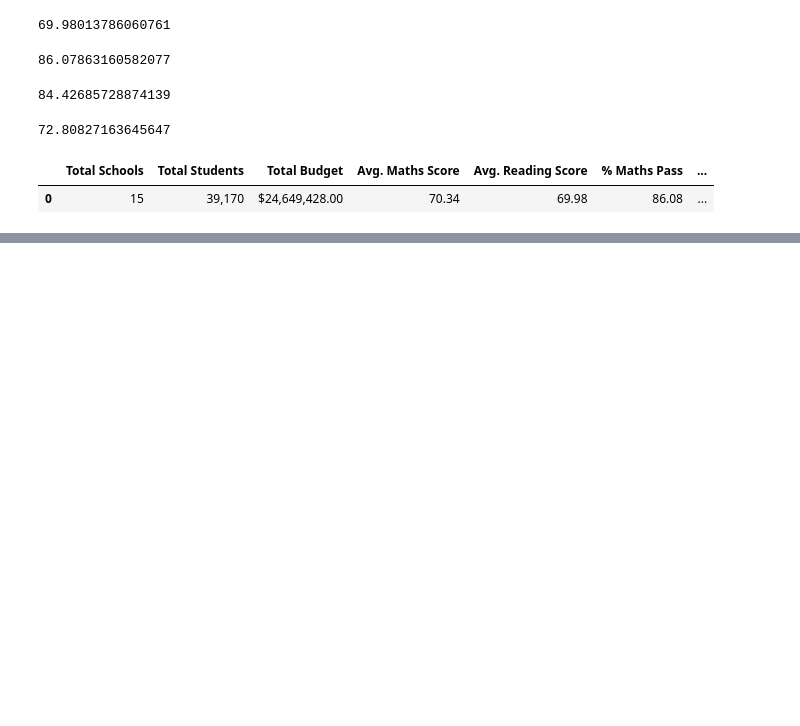
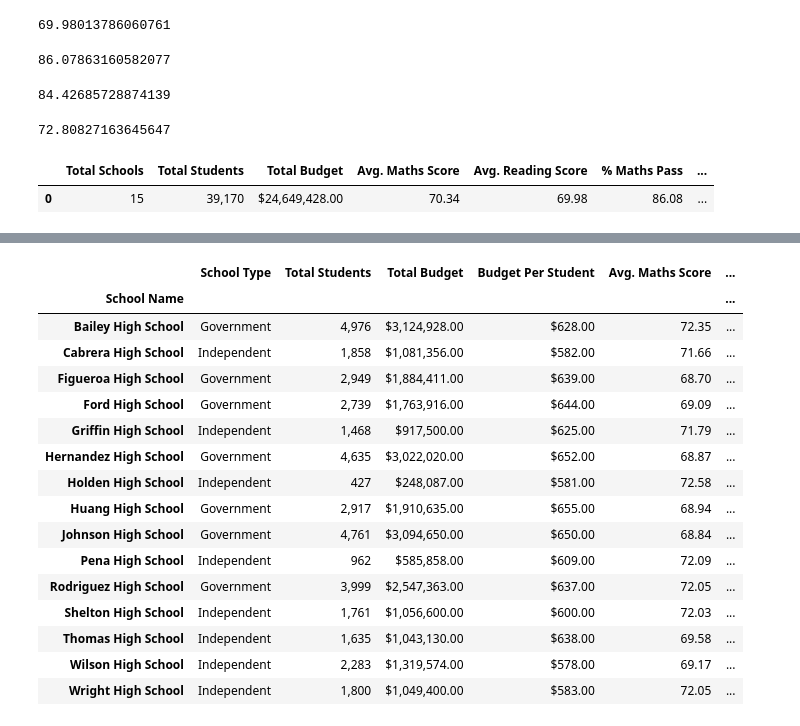
Before and after one commit to RHockley/pandas_challenge, a Jupyter notebook: PyCitySchools/PyCitySchools.ipynb, the cells around one changed output, grey strips where cells are left out. Saved outputs shown, nothing was run; the diff lists cells and outputs as text; code cells hidden in the pictures; blank space fills up the shorter version.

```diff
--- a/PyCitySchools/PyCitySchools.ipynb
+++ b/PyCitySchools/PyCitySchools.ipynb
@@ -138,0 +182,7 @@ full_summary = pd.DataFrame({
+# %%
+#average reading score
+avg_read_score = school_name_df['reading_score'].mean()
+# %%
+#passing maths percentage
+pass_math_percent = merge_df[merge_df['maths_score'] >= 50].groupby('school_name')['Student ID'].count()/total_student*100
+pass_math_percent
@@ -138,0 +207,4 @@ full_summary = pd.DataFrame({
+# %%
+#passing reading percentage
+pass_read_percent = merge_df[merge_df['reading_score'] >= 50].groupby('school_name')['Student ID'].count()/total_student*100
+pass_read_percent
@@ -138,0 +229,4 @@ full_summary = pd.DataFrame({
+# %%
+#overall passing percentage
+overall_pass_percent = merge_df[(merge_df['maths_score'] >= 50) & (merge_df['reading_score'] >= 50)].groupby('school_name')['Student ID'].count()/total_student*100
+overall_pass_percent
@@ -138,0 +251,34 @@ full_summary = pd.DataFrame({
+# %%
+#create dataframe
+school_summary_df = pd.DataFrame({
+    "School Type": school_type,
+    "Total Students": total_student.map("{:,}".format),
+    "Total Budget": school_budget.map("${:,.2f}".format),
+    "Budget Per Student": budget_per_student.map("${:,.2f}".format),
+    "Avg. Maths Score": avg_math_score.map("{:.2f}".format),
+    "Avg. Reading Score": avg_read_score.map("{:.2f}".format),
+    "% Passing Math": pass_math_percent.map("{:.2f}".format),
+    "% Passing Reading": pass_read_percent.map("{:.2f}".format),
+    "% Overall Passing": overall_pass_percent.map("{:.2f}".format)
+})
+school_summary_df.index.name = "School Name"
+
+school_summary_df
+# %% [output]
+|  | School Type | Total Students | Total Budget | Budget Per Student | Avg. Maths Score | ... |
+| School Name |  |  |  |  |  | ... |
+| Bailey High School | Government | 4,976 | $3,124,928.00 | $628.00 | 72.35 | ... |
+| Cabrera High School | Independent | 1,858 | $1,081,356.00 | $582.00 | 71.66 | ... |
+| Figueroa High School | Government | 2,949 | $1,884,411.00 | $639.00 | 68.70 | ... |
+| Ford High School | Government | 2,739 | $1,763,916.00 | $644.00 | 69.09 | ... |
+| Griffin High School | Independent | 1,468 | $917,500.00 | $625.00 | 71.79 | ... |
+| Hernandez High School | Government | 4,635 | $3,022,020.00 | $652.00 | 68.87 | ... |
+| Holden High School | Independent | 427 | $248,087.00 | $581.00 | 72.58 | ... |
+| Huang High School | Government | 2,917 | $1,910,635.00 | $655.00 | 68.94 | ... |
+| Johnson High School | Government | 4,761 | $3,094,650.00 | $650.00 | 68.84 | ... |
+| Pena High School | Independent | 962 | $585,858.00 | $609.00 | 72.09 | ... |
+| Rodriguez High School | Government | 3,999 | $2,547,363.00 | $637.00 | 72.05 | ... |
+| Shelton High School | Independent | 1,761 | $1,056,600.00 | $600.00 | 72.03 | ... |
+| Thomas High School | Independent | 1,635 | $1,043,130.00 | $638.00 | 69.58 | ... |
+| Wilson High School | Independent | 2,283 | $1,319,574.00 | $578.00 | 69.17 | ... |
+| Wright High School | Independent | 1,800 | $1,049,400.00 | $583.00 | 72.05 | ... |
```
Also changed, not shown: parts of 19 cells of this notebook.
